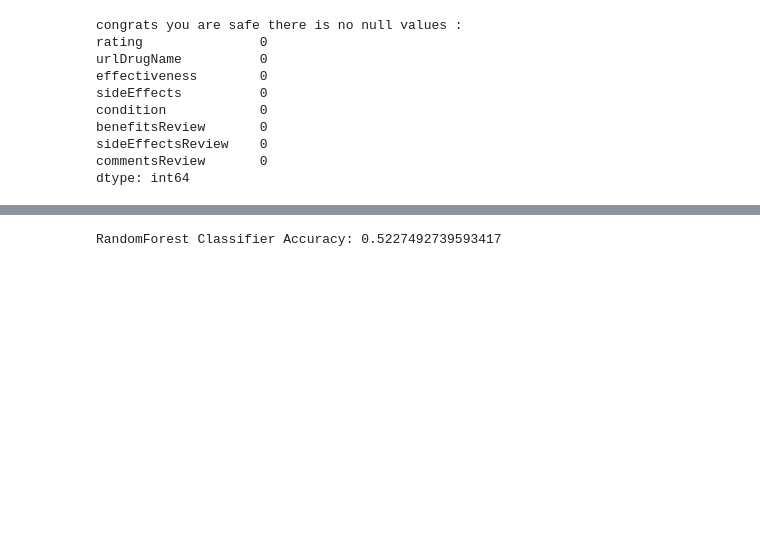
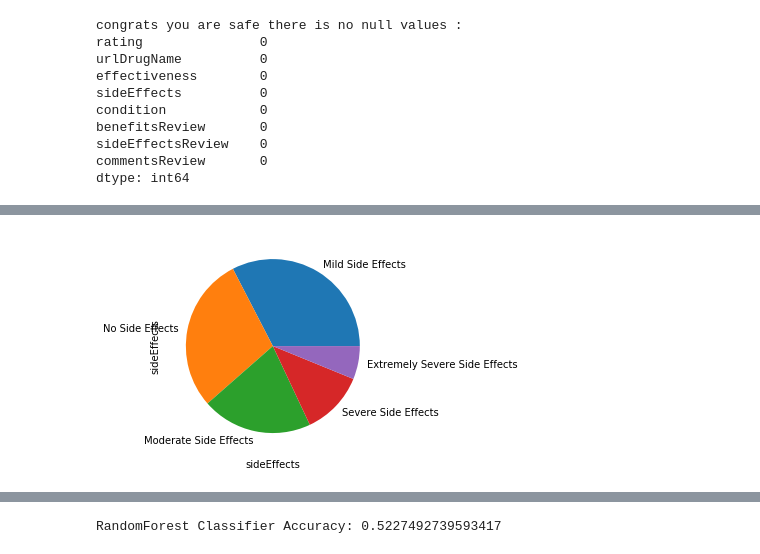
Before and after one commit to ajmalbinnizam/tcsion-classification, a Jupyter notebook: tcsion-classification/drug new.ipynb, the cells around one changed output, grey strips where cells are left out. Drawn from its saved outputs; the diff is of its cells as text; code cells hidden in the pictures; blank space fills up the shorter version.

```diff
--- a/tcsion-classification/drug new.ipynb
+++ b/tcsion-classification/drug new.ipynb
@@ -105,0 +108,6 @@ df.head()
+# %%
+df['sideEffects'].value_counts().plot(kind='pie')
+plt.xlabel('sideEffects')
+plt.show()
+# %% [output]
+[figure, added]
```
Also changed, not shown: parts of 26 cells of this notebook, 9 other files.
